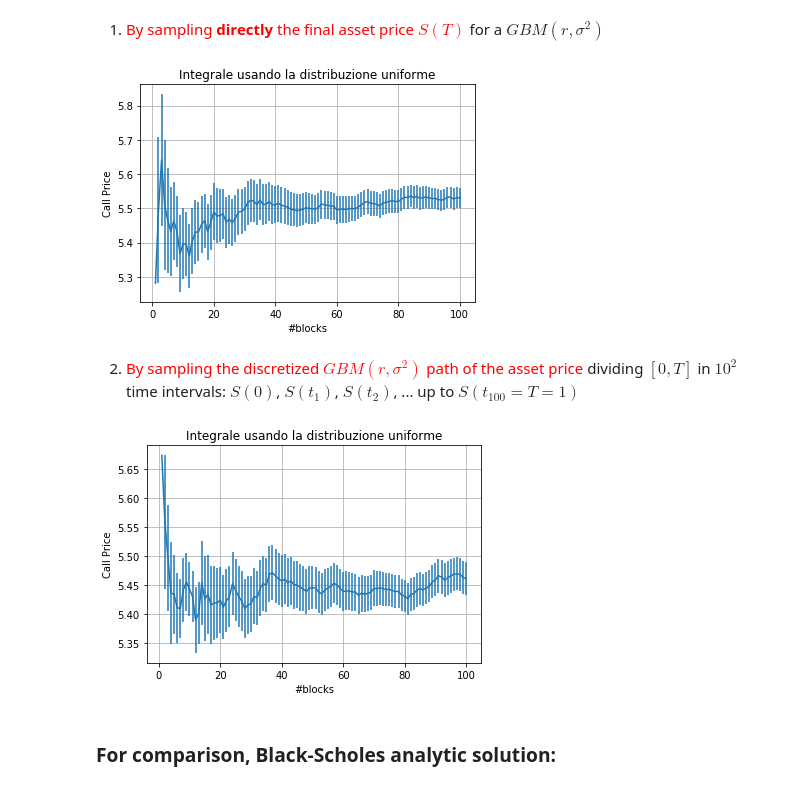
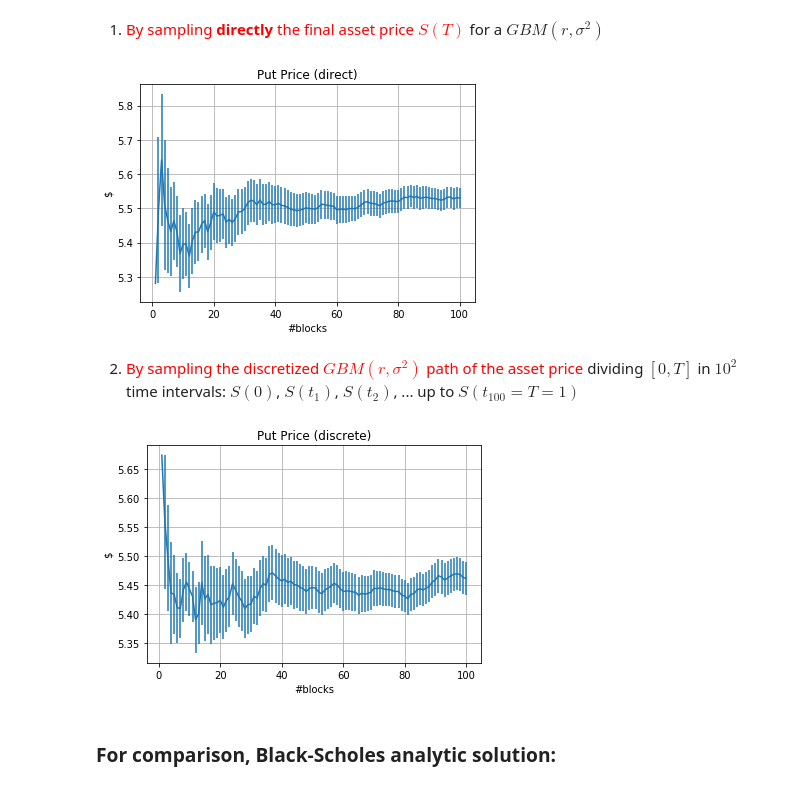
Before and after one commit to rcote98/LSN_exercise_delivery, a Jupyter notebook: esercitazione3/esercitazione3.ipynb, the cells around one changed output. Drawn from its saved outputs; the diff is of its cells as text; code cells hidden in the pictures.

```diff
--- a/esercitazione3/esercitazione3.ipynb
+++ b/esercitazione3/esercitazione3.ipynb
@@ -80,13 +80,13 @@ plt.show()
 block, sum_prog, std  = np.loadtxt("put_direct.csv", delimiter=",", unpack='true', skiprows=1)
 # %%
 plt.errorbar(block,sum_prog,yerr=std)
-plt.title("Integrale usando la distribuzione uniforme")
+plt.title("Put Price (direct)")
 plt.xlabel('#blocks')
-plt.ylabel('Call Price')
+plt.ylabel('$')
 plt.grid(True)
 plt.show()
 # %% [output]
-[figure, old version]
+[figure, new version]
 # %% [markdown]
 2. <span style="color:red"> By sampling the discretized $GBM(r,\sigma^2)$ path of the asset price</span>
 dividing $[0,T]$ in $10^2$ time intervals: $S(0)$, $S(t_1)$, $S(t_2)$, ... up to $S(t_{100}=T=1)$
@@ -94,13 +94,13 @@ dividing $[0,T]$ in $10^2$ time intervals: $S(0)$, $S(t_1)$, $S(t_2)$, ... up to
 block, sum_prog, std  = np.loadtxt("put_discrete.csv", delimiter=",", unpack='true', skiprows=1)
 # %%
 plt.errorbar(block,sum_prog,yerr=std)
-plt.title("Integrale usando la distribuzione uniforme")
+plt.title("Put Price (discrete)")
 plt.xlabel('#blocks')
-plt.ylabel('Call Price')
+plt.ylabel('$')
 plt.grid(True)
 plt.show()
 # %% [output]
-[figure, old version]
+[figure, new version]
 # %% [markdown]
 ### For comparison, Black-Scholes analytic solution:
 # %%
```
Also changed, not shown: parts of 2 cells of this notebook, 1 other file.
